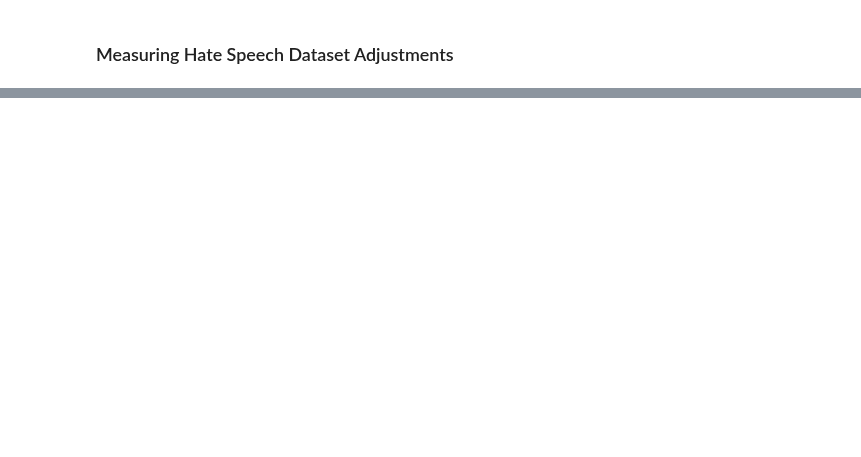
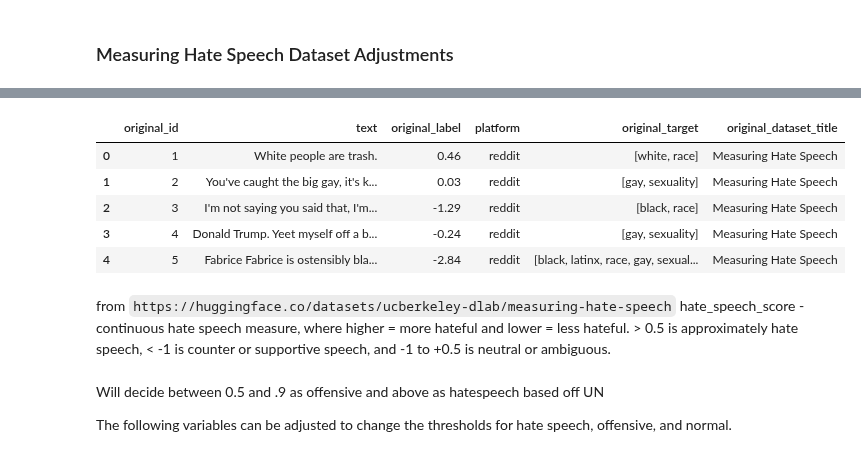
Before and after one commit to Takosaga/master_thesis, a Jupyter notebook: notebooks/processing_data.ipynb, the cells around one changed output, grey strips where cells are left out. Drawn from its saved outputs; the diff is of its cells as text; code cells hidden in the pictures; blank space fills up the shorter version.

```diff
--- a/notebooks/processing_data.ipynb
+++ b/notebooks/processing_data.ipynb
@@ -558,0 +649,10 @@ d.open_browser()
+# %%
+target_columns = []
+for column in measuring_hate_speech_df.columns.to_list():
+    if column.startswith('target'):
+        target_columns.append(column)
+# %%
+measuring_hate_speech_df['original_target'] = measuring_hate_speech_df.apply(lambda row: [
+    col.split('_')[-1] if len(col.split('_')) == 2 else '_'.join(col.split('_')[2:])
+    for col in target_columns if row[col]
+], axis=1)
@@ -558,0 +693,2 @@ d.open_browser()
+# %%
+measuring_hate_speech_df.drop(columns=target_columns,axis=1, inplace=True)
@@ -558,0 +703,23 @@ d.open_browser()
+# %%
+measuring_hate_speech_df['original_dataset_title'] = 'Measuring Hate Speech'
+# %%
+column_remapping = {
+    'hate_speech_score':'original_label',
+    'comment_id': 'original_id'
+}
+
+measuring_hate_speech_df = measuring_hate_speech_df.rename(columns=column_remapping)
+measuring_hate_speech_df.head()
+# %% [output]
+|  | original_id | text | original_label | platform | original_target | original_dataset_title |
+| 0 | 1 | White people are trash. | 0.46 | reddit | [white, race] | Measuring Hate Speech |
+| 1 | 2 | You've caught the big gay, it's k... | 0.03 | reddit | [gay, sexuality] | Measuring Hate Speech |
+| 2 | 3 | I'm not saying you said that, I'm... | -1.29 | reddit | [black, race] | Measuring Hate Speech |
+| 3 | 4 | Donald Trump. Yeet myself off a b... | -0.24 | reddit | [gay, sexuality] | Measuring Hate Speech |
+| 4 | 5 | Fabrice Fabrice is ostensibly bla... | -2.84 | reddit | [black, latinx, race, gay, sexual... | Measuring Hate Speech |
+# %% [markdown]
+from `https://huggingface.co/datasets/ucberkeley-dlab/measuring-hate-speech` hate_speech_score - continuous hate speech measure, where higher = more hateful and lower = less hateful. > 0.5 is approximately hate speech, < -1 is counter or supportive speech, and -1 to +0.5 is neutral or ambiguous.
+# %% [markdown]
+Will decide between 0.5 and .9 as offensive and above as hatespeech based off UN
+
+The following variables can be adjusted to change the thresholds for hate speech, offensive, and normal.
```
Also changed, not shown: parts of 33 cells of this notebook, 1 other file.
